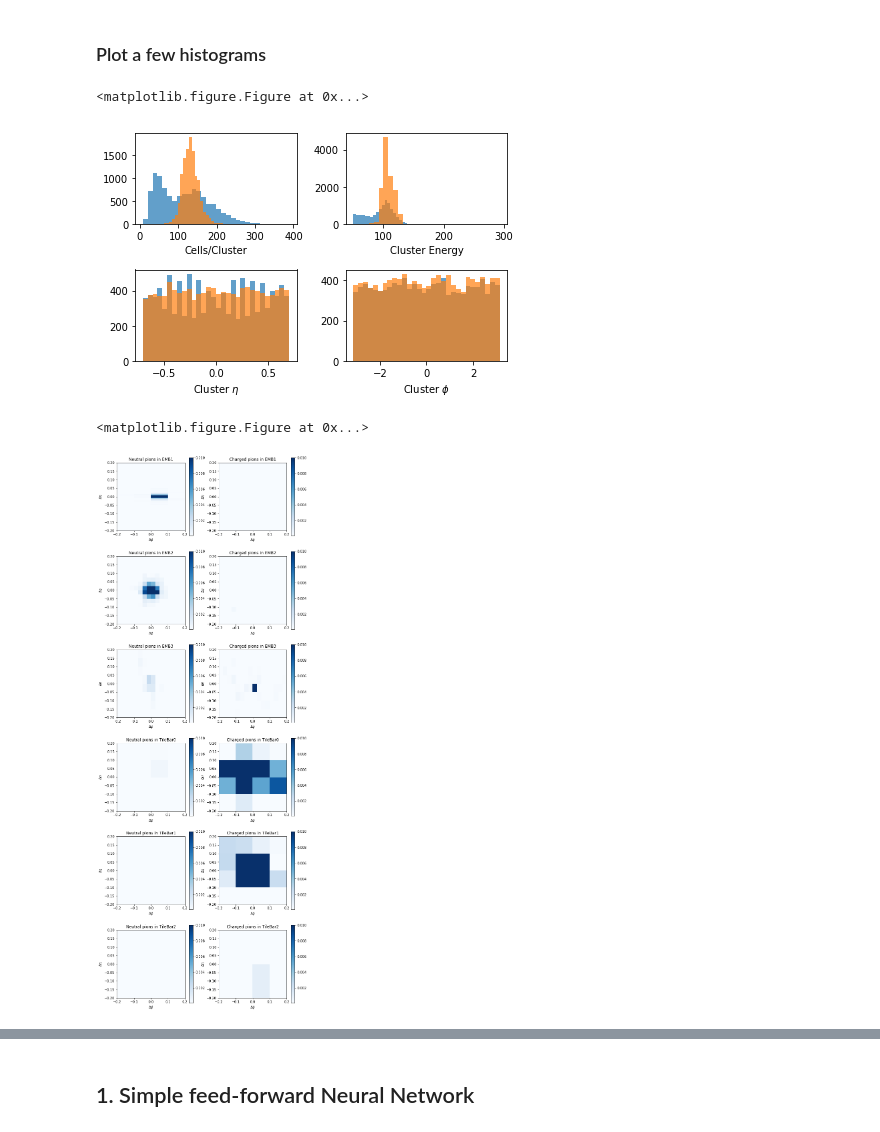
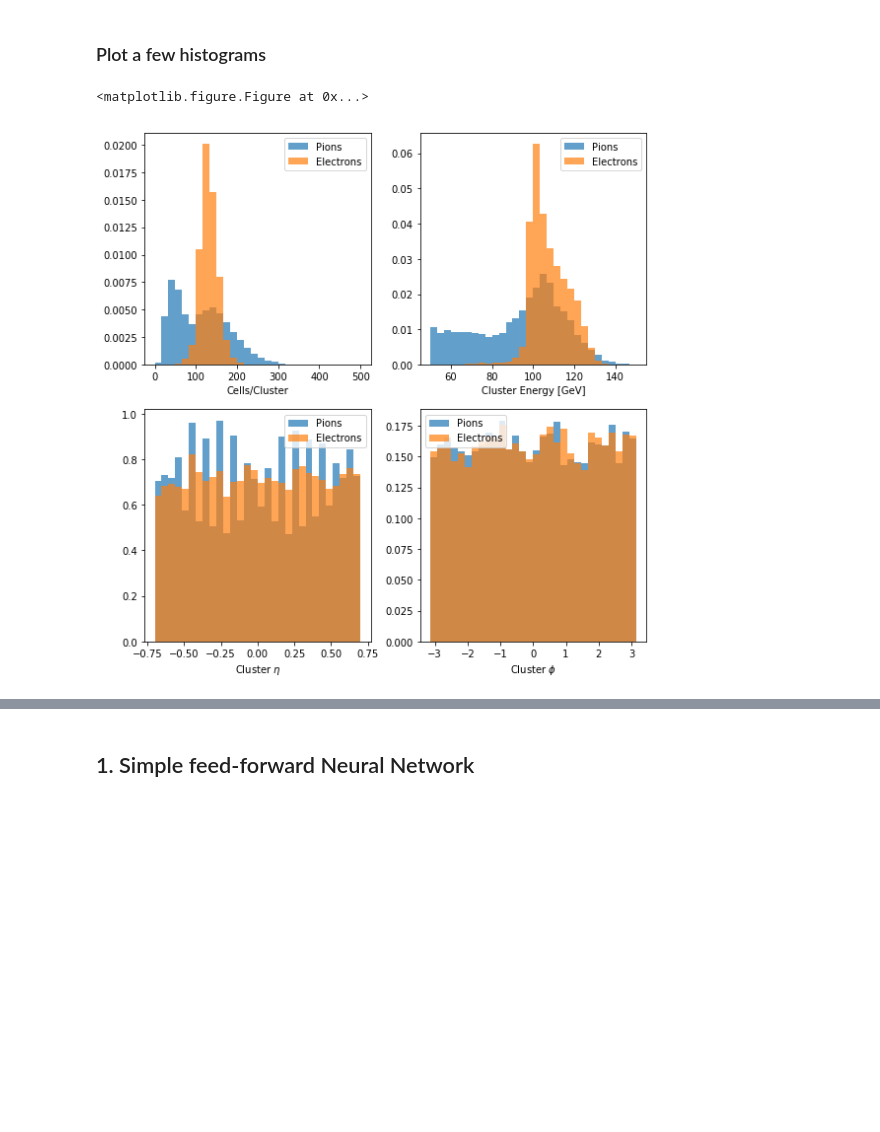
Before and after one commit to russbate42/UBCPionML, a Jupyter notebook: classifier/TopoClusterClassifier.ipynb, the cells around one changed output, grey strips where cells are left out. Saved outputs shown, nothing was run; the diff lists cells and outputs as text; code cells hidden in the pictures; blank space fills up the shorter version.

```diff
--- a/classifier/TopoClusterClassifier.ipynb
+++ b/classifier/TopoClusterClassifier.ipynb
@@ -114,70 +167,38 @@ plt.show()
 # %% [markdown]
 ### Plot a few histograms
 # %%
+# histograms for pT = 100 GeV electron/pion samples
+
 n_bins=30
 
 plt.cla(); plt.clf()
-fig, ax = plt.subplots(2, 2, tight_layout=True)
+fig, ax = plt.subplots(2, 2, tight_layout=True, figsize=(8,8))
 
 # number of cells per cluster
-ax[0,0].hist(pion['cluster_nCells'], bins=n_bins, alpha=0.7)
-ax[0,0].hist(elec['cluster_nCells'], bins=n_bins, alpha=0.7)
+ax[0,0].hist(pion['cluster_nCells'], bins=n_bins, normed=True, range=(0,500), alpha=0.7, label='Pions')
+ax[0,0].hist(elec['cluster_nCells'], bins=n_bins, normed=True, range=(0,500), alpha=0.7, label='Electrons')
 ax[0,0].set_xlabel('Cells/Cluster')
+ax[0,0].legend()
 
 # cluster energy
-ax[0,1].hist(pion['clusterE'], bins=n_bins, alpha=0.7)
-ax[0,1].hist(elec['clusterE'], bins=n_bins, alpha=0.7)
-ax[0,1].set_xlabel('Cluster Energy')
+ax[0,1].hist(pion['clusterE'], bins=n_bins, normed=True, range=(50,150), alpha=0.7, label='Pions')
+ax[0,1].hist(elec['clusterE'], bins=n_bins, normed=True, range=(50,150), alpha=0.7, label='Electrons')
+ax[0,1].set_xlabel('Cluster Energy [GeV]')
+ax[0,1].legend()
 
 # cluster pseudo-rapidity, eta = -ln(tan(theta/2))
-ax[1,0].hist(pion['clusterEta'], bins=n_bins, alpha=0.7)
-ax[1,0].hist(elec['clusterEta'], bins=n_bins, alpha=0.7)
+ax[1,0].hist(pion['clusterEta'], bins=n_bins, normed=True, alpha=0.7, label='Pions')
+ax[1,0].hist(elec['clusterEta'], bins=n_bins, normed=True, alpha=0.7, label='Electrons')
 ax[1,0].set_xlabel('Cluster $\eta$')
+ax[1,0].legend()
 
 # cluster azimuthal angle
-ax[1,1].hist(pion['clusterPhi'], bins=n_bins, alpha=0.7)
-ax[1,1].hist(elec['clusterPhi'], bins=n_bins, alpha=0.7)
+ax[1,1].hist(pion['clusterPhi'], bins=n_bins, normed=True, alpha=0.7, label='Pions')
+ax[1,1].hist(elec['clusterPhi'], bins=n_bins, normed=True, alpha=0.7, label='Electrons')
 ax[1,1].set_xlabel('Cluster $\phi$')
+ax[1,1].legend()
 
 plt.show()
 # %% [output]
 <matplotlib.figure.Figure at 0x...>
-[figure, old version]
+[figure, new version]
-# %%
-from matplotlib.colors import Normalize, LogNorm
-
-# specify which cluster to plot
-cluster = 0
-
-# make the plot
-plt.cla(); plt.clf()
-plt.figure(figsize=(10,30))
-
-i = 1
-for layer in layers:
-
-    # electrons
-    plt.subplot(6,2,i)
-    i += 1
-    plt.imshow(p0[layer][cluster], extent=[-0.2, 0.2, -0.2, 0.2],
-               cmap=plt.get_cmap('Blues'), origin='lower', interpolation='nearest', norm=Normalize(vmin=0.0001, vmax=0.01))
-    plt.colorbar()
-    plt.title('Neutral pions in {}'.format(layer))
-    plt.xlabel("$\Delta\phi$")
-    plt.ylabel("$\Delta\eta$")
-
-    # charged pions
-    plt.subplot(6,2,i)
-    i += 1
-    plt.imshow(pp[layer][cluster], extent=[-0.2, 0.2, -0.2, 0.2],
-               cmap=plt.get_cmap('Blues'), origin='lower', interpolation='nearest', norm=Normalize(vmin=0.0001, vmax=0.01))
-    plt.colorbar()
-    plt.title('Charged pions in {}'.format(layer))
-    plt.xlabel("$\Delta\phi$")
-    plt.ylabel("$\Delta\eta$")
-
-# show the plots
-plt.show()
-# %% [output]
-<matplotlib.figure.Figure at 0x...>
-[figure, removed]
```
Also changed, not shown: parts of 23 cells of this notebook, 1 other file.
